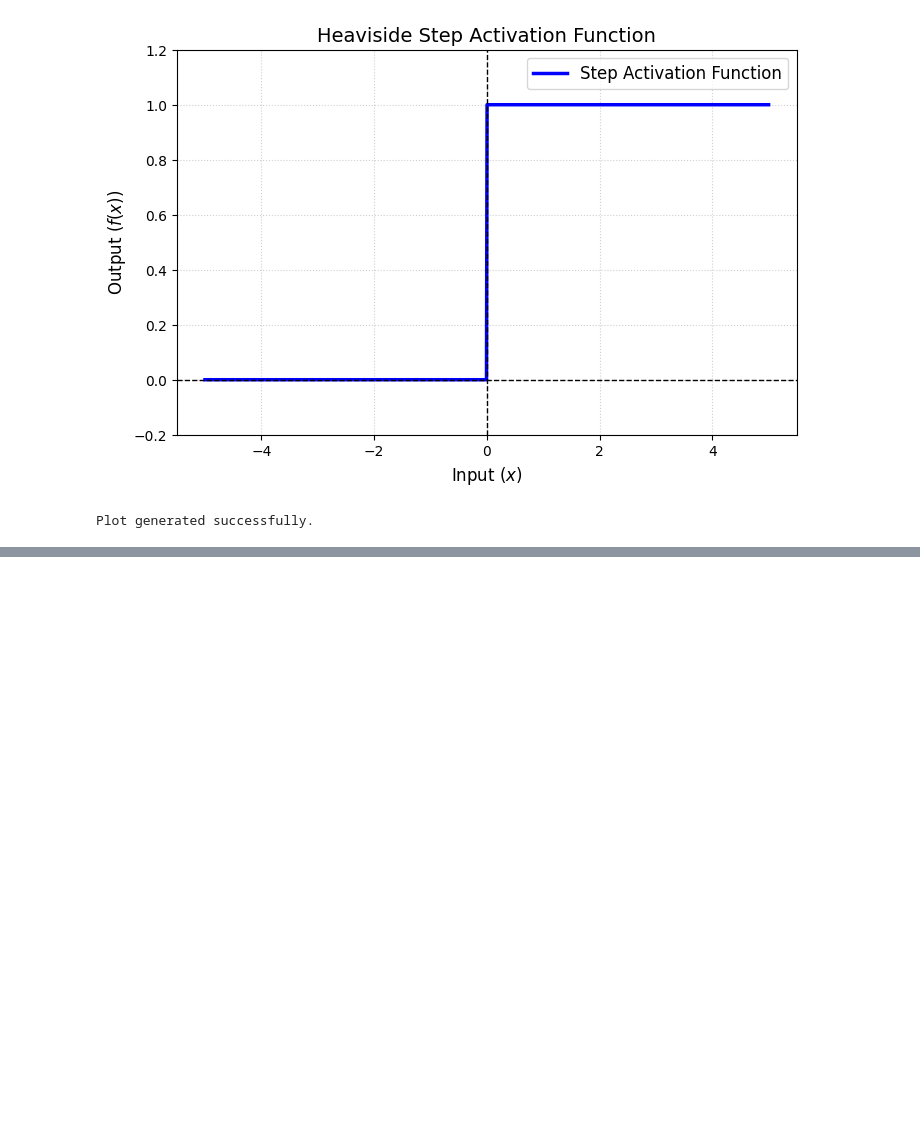
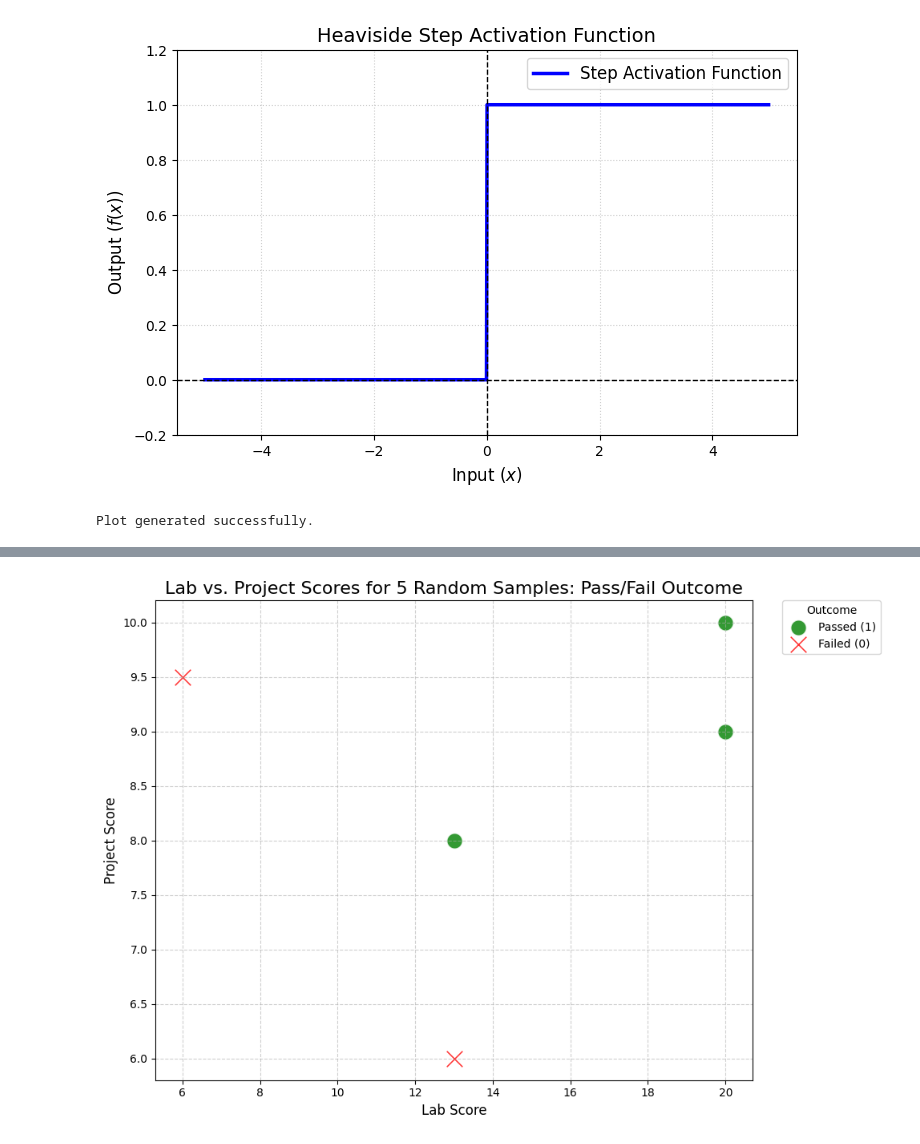
Before and after one commit to diptu/ml-log, a Jupyter notebook: Perceptron.ipynb, the cells around one changed output, grey strips where cells are left out. Drawn from its saved outputs; the diff is of its cells as text; code cells hidden in the pictures; blank space fills up the shorter version.

```diff
--- a/Perceptron.ipynb
+++ b/Perceptron.ipynb
@@ -273,0 +534,25 @@ Separated perceptron diagram generated.
+# %%
+import matplotlib.pyplot as plt
+import seaborn as sns
+
+# Separate passed and failed students from the random_row DataFrame
+random_passed = random_row[random_row['passed'] == 1]
+random_failed = random_row[random_row['passed'] == 0]
+
+plt.figure(figsize=(10, 7))
+
+# Plot 'passed' students in green
+sns.scatterplot(x=random_passed['Lab'], y=random_passed['Project'], color='green', label='Passed (1)', s=200, alpha=0.8, marker='o')
+
+# Plot 'failed' students in red
+sns.scatterplot(x=random_failed['Lab'], y=random_failed['Project'], color='red', label='Failed (0)', s=200, alpha=0.8, marker='x')
+
+plt.title('Lab vs. Project Scores for 5 Random Samples: Pass/Fail Outcome', fontsize=16)
+plt.xlabel('Lab Score', fontsize=12)
+plt.ylabel('Project Score', fontsize=12)
+plt.legend(title='Outcome', bbox_to_anchor=(1.05, 1), loc='upper left', borderaxespad=0.)
+plt.grid(True, linestyle='--', alpha=0.6)
+plt.tight_layout()
+plt.show()
+# %% [output]
+[figure, added]
```
Also changed, not shown: parts of 12 cells of this notebook.
